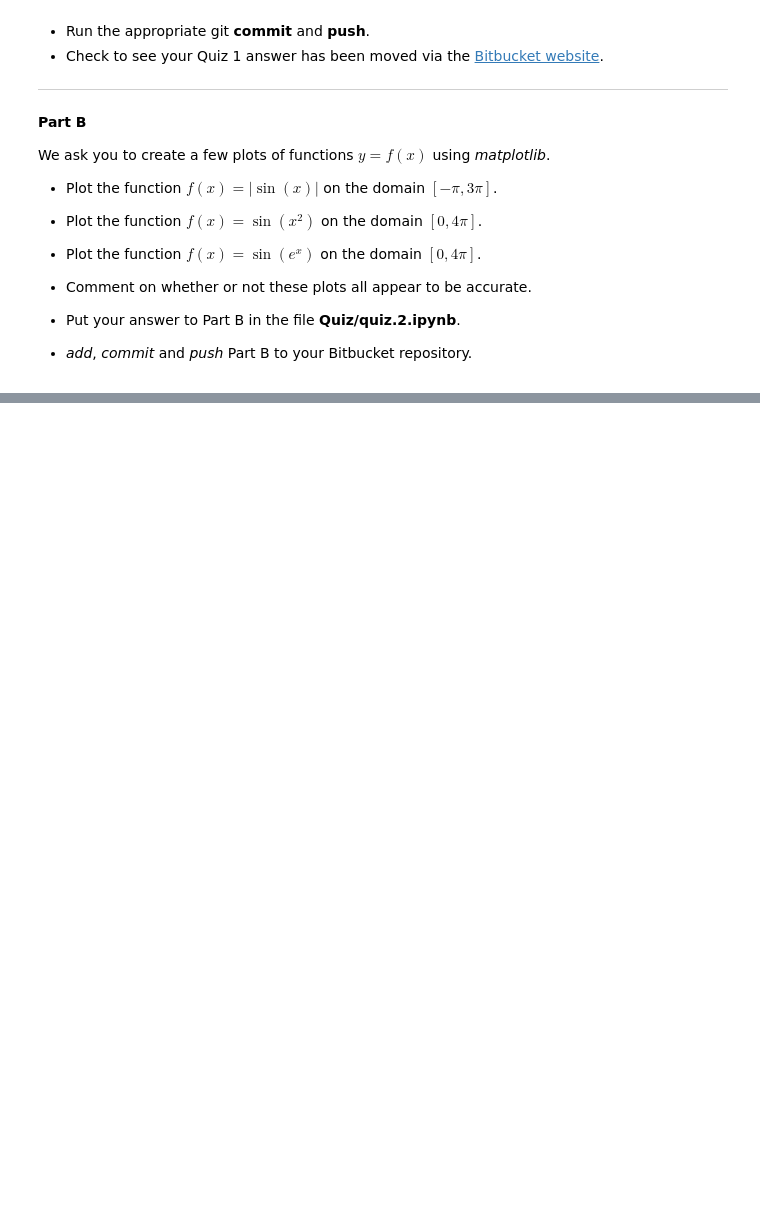
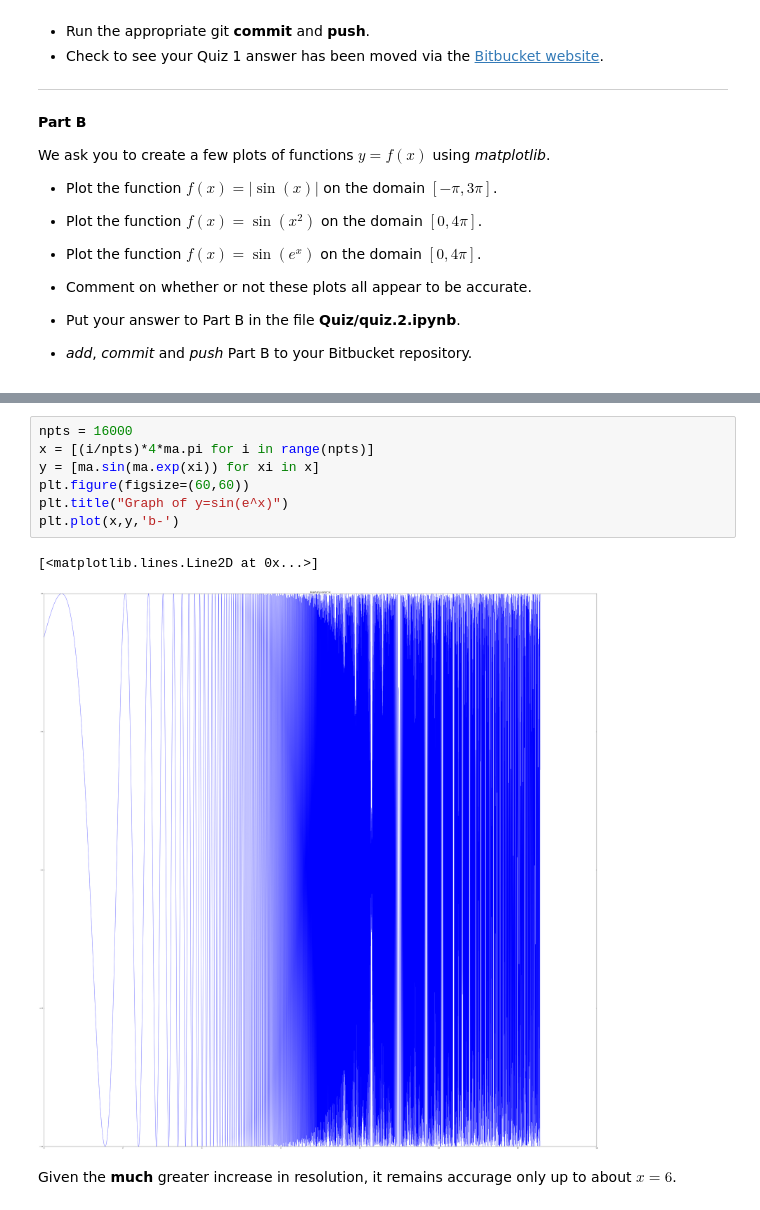
Before and after one commit to hannahraju/math-phys.248-2017, a Jupyter notebook: Week.5/Lab.ipynb, the cells around one changed output, grey strips where cells are left out. Saved outputs shown, nothing was run; the diff lists cells and outputs as text; blank space fills up the shorter version.

```diff
--- a/Week.5/Lab.ipynb
+++ b/Week.5/Lab.ipynb
@@ -49,0 +85,12 @@ To be announced.
+# %%
+npts = 16000
+x = [(i/npts)*4*ma.pi for i in range(npts)]
+y = [ma.sin(ma.exp(xi)) for xi in x]
+plt.figure(figsize=(60,60))
+plt.title("Graph of y=sin(e^x)")
+plt.plot(x,y,'b-')
+# %% [output]
+[<matplotlib.lines.Line2D at 0x...>]
+[figure, added]
+# %% [markdown]
+Given the **much** greater increase in resolution, it remains accurage only up to about $x=6$.
```
Also changed, not shown: parts of 6 cells of this notebook.
